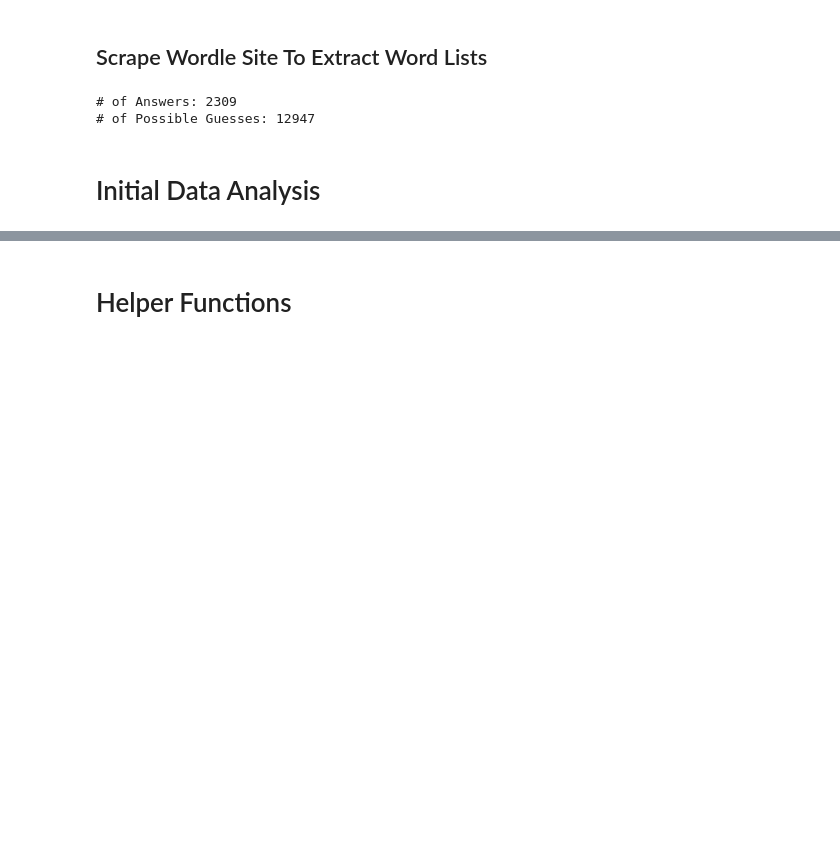
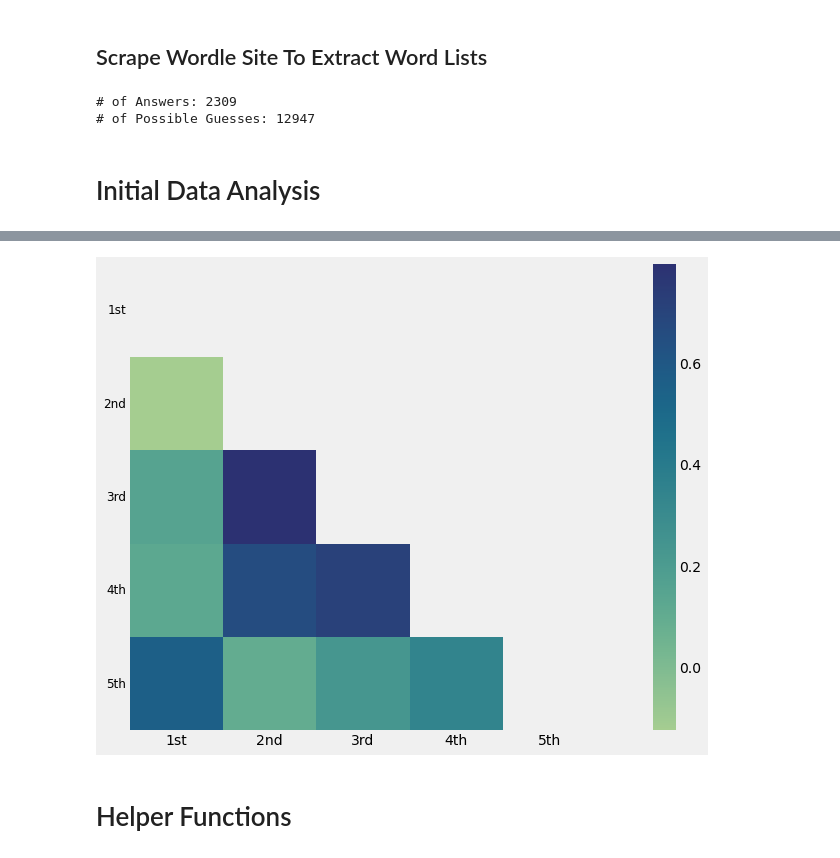
Before and after one commit to noah-kg/wordle-data-analysis, a Jupyter notebook: Wordle Analysis.ipynb, the cells around one changed output, grey strips where cells are left out. Cells and saved outputs as stored; diff of their text form; code cells hidden in the pictures; blank space fills up the shorter version.

```diff
--- a/Wordle Analysis.ipynb
+++ b/Wordle Analysis.ipynb
@@ -218,3 +261,14 @@ letters
+# %%
+letter_matrix = letters.corr()
+fig, ax = plt.subplots(figsize=(18,8))
+mask = np.zeros_like(letter_matrix, dtype=bool)
+mask[np.triu_indices_from(mask)] = True
+
+ax = sns.heatmap(letter_matrix, mask=mask, square=True, cmap='crest')
+ax.set_yticklabels(ax.get_yticklabels(), rotation = 0, fontsize = 12)
+plt.show()
+# %% [output]
+[figure, added]
 # %% [markdown]
 # Helper Functions
 # %%
```
Also changed, not shown: parts of 15 cells of this notebook.
